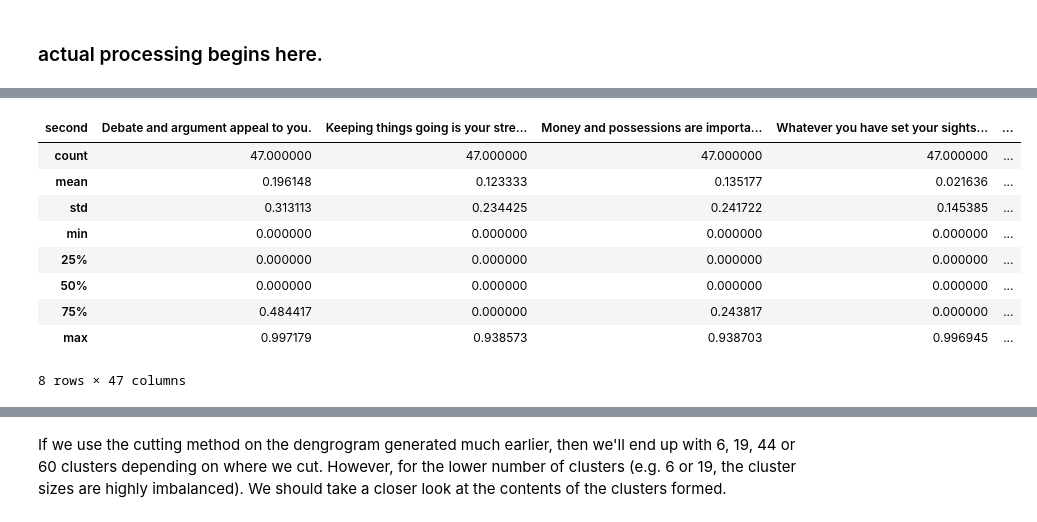
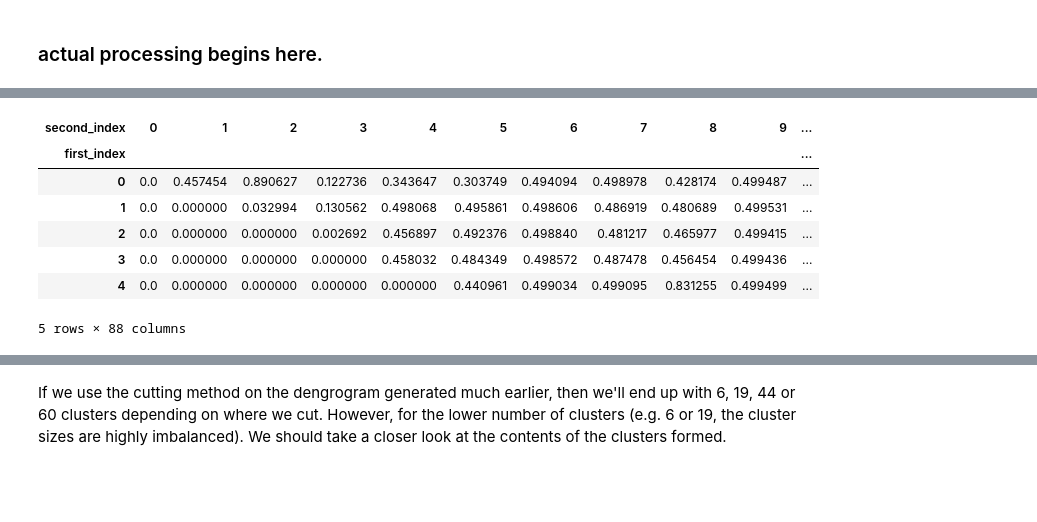
Before and after one commit to llmhyy/comments_summarization, a Jupyter notebook: src/cluster.ipynb, the cells around one changed output, grey strips where cells are left out. Drawn from its saved outputs; the diff is of its cells as text; code cells hidden in the pictures; blank space fills up the shorter version.

```diff
--- a/src/cluster.ipynb
+++ b/src/cluster.ipynb
@@ -114,6 +114,7 @@ print(len(sentences))
 # %%
 #add_data = np.column_stack([np.zeros(len(sentences)), np.zeros(len(sentences)), np.zeros(len(sentences)), np.zeros(len(sentences)), sentences, sentences, np.zeros(len(sentences))])
 add_data = np.column_stack([sentences, sentences, np.zeros(len(sentences))])
+add_data = add_data.astype(np.int)
 
 print(add_data)
 # %% [output]
@@ -137,4 +138,4 @@ print(add_data)
 # %%
-add_df = pd.DataFrame(data=add_data, columns=df_pairs.columns)
+add_df = pd.DataFrame(data=add_data, columns=['first_index','second_index','dist'])
 add_df.head()
 # %% [output]
@@ -147,4 +148,3 @@ add_df.head()
 # %%
-df_clean = df_pairs.append(add_df, ignore_index=True)
-df_clean.tail()
+df_pairs = df_pairs.append(add_df, ignore_index=True)
 # %% [output]
@@ -165,17 +172,15 @@ df_clean.describe()
 # %%
-df_piv = df_clean.pivot("first", "second", "dist").fillna(0)
+df_piv = df_pairs.pivot("first_index", "second_index", "dist").fillna(0)
 piv_arr = df_piv.values
 dist_mat = piv_arr + np.transpose(piv_arr)
 # %%
-df_piv.describe()
+df_piv.head()
 # %% [output]
-| second | Debate and argument appeal to you. | Keeping things going is your stre... | Money and possessions are importa... | Whatever you have set your sights... | ... |
-| count | 47.000000 | 47.000000 | 47.000000 | 47.000000 | ... |
-| mean | 0.196148 | 0.123333 | 0.135177 | 0.021636 | ... |
-| std | 0.313113 | 0.234425 | 0.241722 | 0.145385 | ... |
-| min | 0.000000 | 0.000000 | 0.000000 | 0.000000 | ... |
-| 25% | 0.000000 | 0.000000 | 0.000000 | 0.000000 | ... |
-| 50% | 0.000000 | 0.000000 | 0.000000 | 0.000000 | ... |
-| 75% | 0.484417 | 0.000000 | 0.243817 | 0.000000 | ... |
-| max | 0.997179 | 0.938573 | 0.938703 | 0.996945 | ... |
+| second_index | 0 | 1 | 2 | 3 | 4 | 5 | 6 | 7 | 8 | 9 | ... |
+| first_index |  |  |  |  |  |  |  |  |  |  | ... |
+| 0 | 0.0 | 0.457454 | 0.890627 | 0.122736 | 0.343647 | 0.303749 | 0.494094 | 0.498978 | 0.428174 | 0.499487 | ... |
+| 1 | 0.0 | 0.000000 | 0.032994 | 0.130562 | 0.498068 | 0.495861 | 0.498606 | 0.486919 | 0.480689 | 0.499531 | ... |
+| 2 | 0.0 | 0.000000 | 0.000000 | 0.002692 | 0.456897 | 0.492376 | 0.498840 | 0.481217 | 0.465977 | 0.499415 | ... |
+| 3 | 0.0 | 0.000000 | 0.000000 | 0.000000 | 0.458032 | 0.484349 | 0.498572 | 0.487478 | 0.456454 | 0.499436 | ... |
+| 4 | 0.0 | 0.000000 | 0.000000 | 0.000000 | 0.000000 | 0.440961 | 0.499034 | 0.499095 | 0.831255 | 0.499499 | ... |
-8 rows × 47 columns
+5 rows × 88 columns
```
Also changed, not shown: parts of 29 cells of this notebook.
